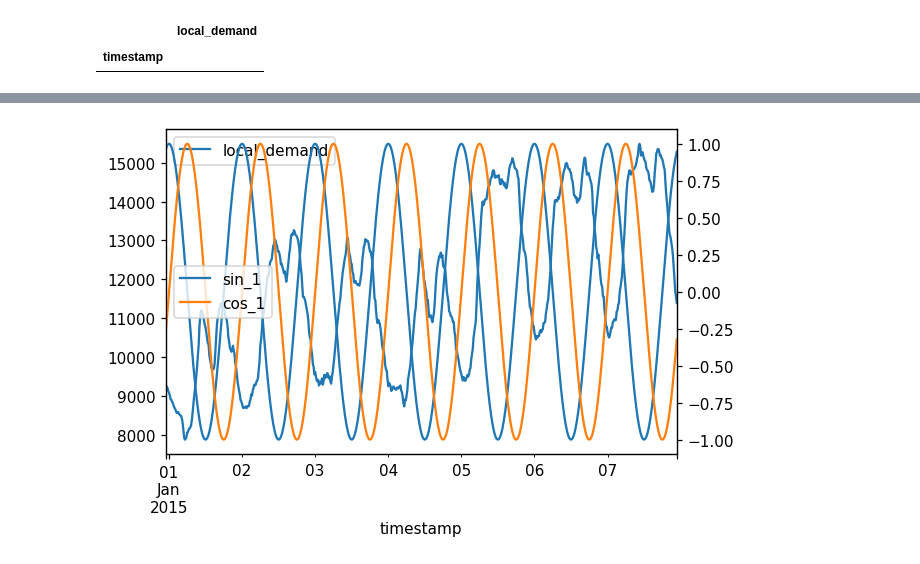
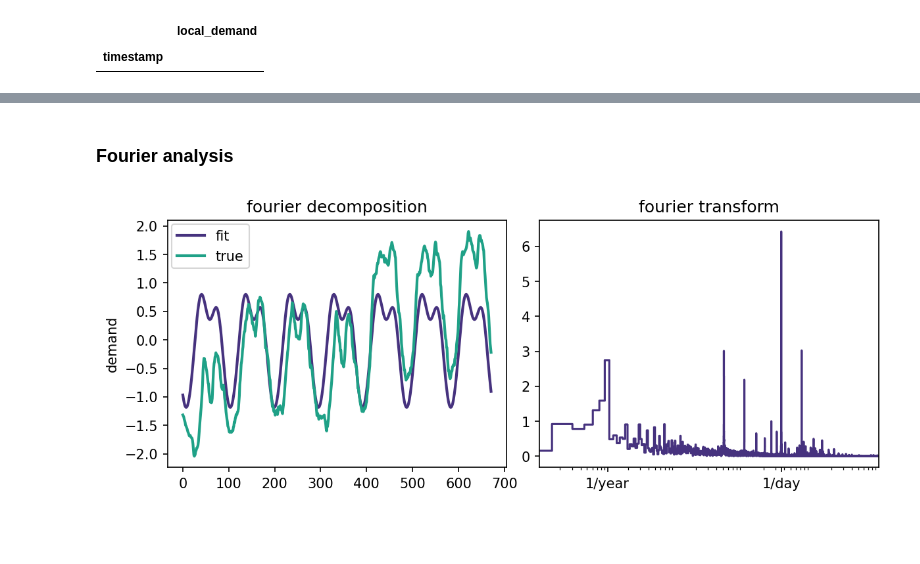
Before and after one commit to lmalms/german-power-grid, a Jupyter notebook: notebooks/exploratory_data_analysis.ipynb, the cells around one changed output, grey strips where cells are left out. Drawn from its saved outputs; the diff is of its cells as text; code cells hidden in the pictures; blank space fills up the shorter version.

Commit message:
eda fourier analysis

```diff
--- a/notebooks/exploratory_data_analysis.ipynb
+++ b/notebooks/exploratory_data_analysis.ipynb
@@ -214,20 +221,2 @@ fig.tight_layout();
-# %%
-# Fourier analysis and decomposition
-
-period = 24 * 60 * 60  # in seconds (from autocorrelation plot)
-t_s = np.array(3600*df.index.hour + 60*df.index.minute + df.index.second)
-for i in range(1, 4):
-    df.loc[:, f"cos_{i}"] = np.sin((2*np.pi*i*t_s)/period)
-    df.loc[:, f"sin_{i}"] = np.cos((2*np.pi*i*t_s)/period)
-
-n_samples = 7*4*24
-
-fig, ax = plt.subplots(1, 1, dpi=110)
-ax = df.iloc[:n_samples].plot(y="local_demand", ax=ax)
-ax2 = ax.twinx()
-ax2=df.iloc[:n_samples].plot(y="sin_1", ax=ax2)
-ax2=df.iloc[:n_samples].plot(y="cos_1", ax=ax2)
-
-fig.tight_layout()
-# %% [output]
-[figure, removed]
+# %% [markdown]
+### Fourier analysis
@@ -233,0 +228,42 @@ fig.tight_layout()
+# %%
+period = 24 * 60 * 60  # in seconds (from autocorrelation plot)
+t_s = np.array(3600*df.index.hour + 60*df.index.minute + df.index.second)
+for i in range(1, 4):  # plot the first 3 fourier terms
+    df.loc[:, f"cos_{i}"] = np.sin((2*np.pi*i*t_s)/period)
+    df.loc[:, f"sin_{i}"] = np.cos((2*np.pi*i*t_s)/period)
+
+
+# Does a linear combination of these features resemble the time series?
+features = [f"sin_{i}" for i in range(1, 4)] + [f"cos_{i}" for i in range(1, 4)]
+X = np.array(df[features])
+y = np.array(df["local_demand"])
+y = (y - np.mean(y)) / np.std(y)
+lr = LinearRegression().fit(X, y)
+y_hat = lr.predict(X)
+
+
+fig, ax = plt.subplots(1, 2, dpi=150, figsize=(8, 3.25))
+cmap = sns.color_palette("viridis")
+n_samples = 7*4*24
+ax[0].plot(y_hat[:n_samples], label="fit", color=cmap[0], lw=2)
+ax[0].plot(y[:n_samples], label="true", color=cmap[3], lw=2)
+ax[0].legend(fontsize="medium", borderaxespad=.3)
+ax[0].set_ylabel("demand")
+ax[0].set_title("fourier decomposition")
+
+# Fourier transform
+sampling_rate = 4 * 24 * 365.2524  # number of obs per year
+years_in_data = len(y) / sampling_rate
+t = (np.arange(0, len(y)) / years_in_data)
+y_fft = fftpack.fft(y)
+
+ax[1].step(t, np.abs(y_fft/np.max(y_fft)), color=cmap[0], lw=1.5)
+ax[1].set_xscale("log")
+ax[1].set_xlim([0.1, 10000])
+ax[1].set_xticks([1, 365.25])
+ax[1].set_xticklabels(["1/year", "1/day"])
+ax[1].set_title("fourier transform")
+
+fig.tight_layout();
+# %% [output]
+[figure, added]
```
Also changed, not shown: parts of 16 cells of this notebook.
